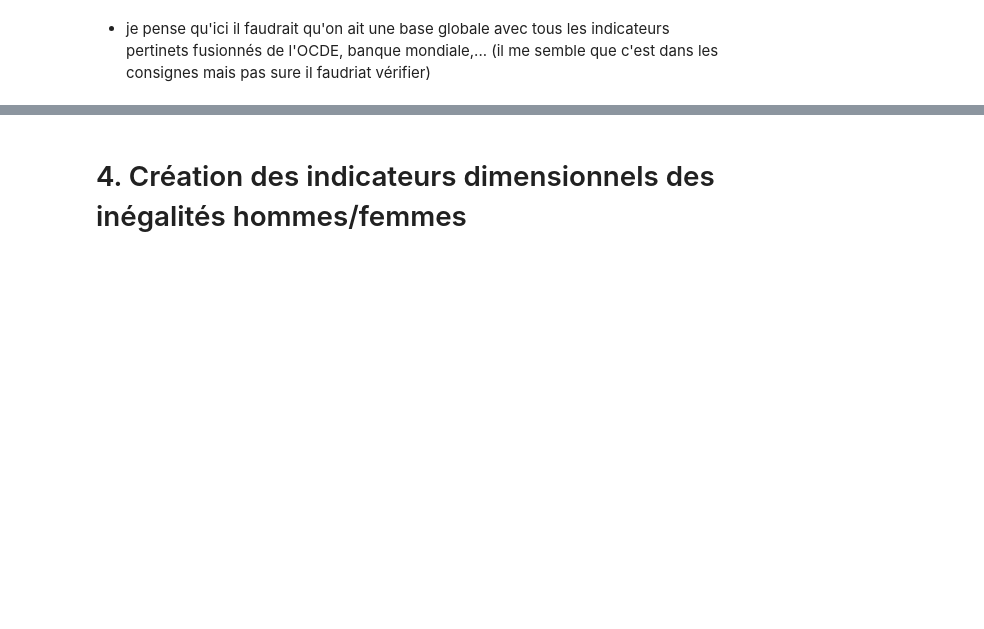
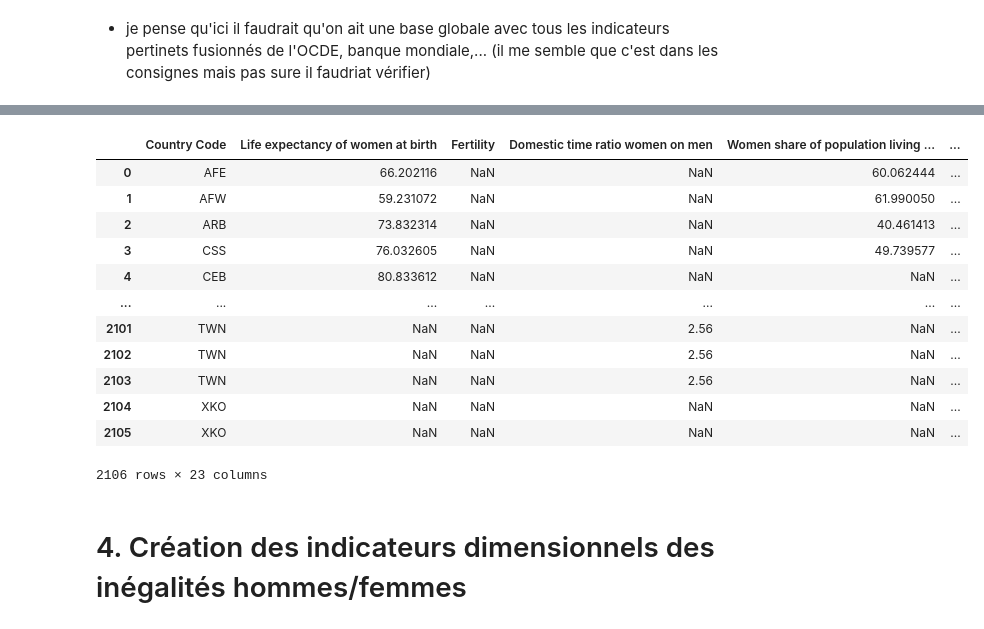
Before and after one commit to cmllbll/Gender-Inequalities-and-Development, a Jupyter notebook: Notebook final.ipynb, the cells around one changed output, grey strips where cells are left out. Saved outputs shown, nothing was run; the diff lists cells and outputs as text; code cells hidden in the pictures; blank space fills up the shorter version.

```diff
--- a/Notebook final.ipynb
+++ b/Notebook final.ipynb
@@ -504,3 +572,21 @@ Nous avons choisi de retenir au total 17 variables explicatives dans notre base
 # 3. Création de la base de données
 # %% [markdown]
 - je pense qu'ici il faudrait qu'on ait une base globale avec tous les indicateurs pertinets fusionnés de l'OCDE, banque mondiale,... (il me semble que c'est dans les consignes mais pas sure il faudriat vérifier)
+# %%
+# On récupère toutes les données de nos variables explicatives :
+df_esperance_de_vie=bm_select("SP.DYN.LE00.FE.IN", 'Life expectancy of women at birth' )
+df_anemia=bm_select("SH.ANM.NPRG.ZS", 'Prevalence of anemia among non pregnant women' )
+df_hiv=bm_select("SH.DYN.AIDS.FE.ZS", 'Women share of population living with HIV' )
+df_domestique=ocde_select("DF_HR_PRACT",'Domestic time ratio women on men')
+df_banque=ocde_select("RAPFR_SAFS_PRACT",'Women s share amoung bank account owners')
+df_descolariation_ado_w=bm_select("SE.PRM.UNER.FE.ZS",'Adolescents s share out of school, female')
+df_descolariation_child_w=bm_select("SE.SEC.UNER.LO.FE.ZS",'Children s share out of school, female')
+df_primary_completion_rate_f=bm_select("SE.PRM.CMPT.FE.ZS",'Women who completed primary')
+df_descolariation_ado_m=bm_select("SE.SEC.UNER.LO.MA.ZS",'Adolescents s share out of school, male')
+df_descolariation_child_m=bm_select("SE.PRM.UNER.MA.ZS",'Children s share out of school, male')
+df_primary_completion_rate_m=bm_select("SE.PRM.CMPT.MA.ZS",'Men who completed primary')
+df_contraception = ocde_select("RPI_RA_PRACT", 'No contraception used without wanting having children')
+df_violences = ocde_select("RPI_VAW_PRACT", 'Physical and sexual violences on women')
+df_employment= bm_select("SL.EMP.TOTL.SP.FE.NE.ZS",'Employment to population ratio, 15+, female')
+df_vulnerableF=bm_select("SL.EMP.VULN.FE.ZS",'Vulnerable job, female')
+df_vulnerableM=bm_select("SL.EMP.VULN.MA.ZS",'Vulnerable job, male')
@@ -506,0 +607,4 @@ Nous avons choisi de retenir au total 17 variables explicatives dans notre base
+# %%
+#Modificication du df sur l'avortement pour permettre la fusion
+df_avortement=data_abortion2.merge(df_pib_name, on='Country Name', how='inner')
+df_avortement=df_avortement[["Country Name","Country Code", "GDP per capita 2019", "abortion"]]
@@ -506,0 +625,3 @@ Nous avons choisi de retenir au total 17 variables explicatives dans notre base
+# %%
+df_avortement = df_avortement[['Country Code', 'abortion']]
+df_avortement
@@ -507,3 +659,37 @@ Nous avons choisi de retenir au total 17 variables explicatives dans notre base
+# %%
+df = df_esperance_de_vie.merge(data_fertility2, on='Country Code', how='outer')
+df = df.merge(df_domestique, on='Country Code', how='outer')
+df = df.merge(df_hiv, on='Country Code', how='outer')
+df = df.merge(df_anemia, on='Country Code', how='outer')
+df = df.merge(df_banque, on='Country Code', how='outer')
+df = df.merge(df_descolariation_ado_w, on='Country Code', how='outer')
+df = df.merge(df_descolariation_child_w, on='Country Code', how='outer')
+df = df.merge(df_primary_completion_rate_f, on='Country Code', how='outer')
+df = df.merge(df_descolariation_ado_m, on='Country Code', how='outer')
+df = df.merge(df_descolariation_child_m, on='Country Code', how='outer')
+df = df.merge(df_primary_completion_rate_m, on='Country Code', how='outer')
+df = df.merge(df_contraception, on='Country Code', how='outer')
+df = df.merge(df_violences, on='Country Code', how='outer')
+df = df.merge(df_employment, on='Country Code', how='outer')
+df = df.merge(df_vulnerableF, on='Country Code', how='outer')
+df = df.merge(df_vulnerableM, on='Country Code', how='outer')
+df = df.merge(df_avortement, on='Country Code', how='outer')
+df = df.merge(df_rp, on='Country Code', how='outer')
+df
+# %% [output]
+|  | Country Code | Life expectancy of women at birth | Fertility | Domestic time ratio women on men | Women share of population living ... | ... |
+| 0 | AFE | 66.202116 | NaN | NaN | 60.062444 | ... |
+| 1 | AFW | 59.231072 | NaN | NaN | 61.990050 | ... |
+| 2 | ARB | 73.832314 | NaN | NaN | 40.461413 | ... |
+| 3 | CSS | 76.032605 | NaN | NaN | 49.739577 | ... |
+| 4 | CEB | 80.833612 | NaN | NaN | NaN | ... |
+| ... | ... | ... | ... | ... | ... | ... |
+| 2101 | TWN | NaN | NaN | 2.56 | NaN | ... |
+| 2102 | TWN | NaN | NaN | 2.56 | NaN | ... |
+| 2103 | TWN | NaN | NaN | 2.56 | NaN | ... |
+| 2104 | XKO | NaN | NaN | NaN | NaN | ... |
+| 2105 | XKO | NaN | NaN | NaN | NaN | ... |
+2106 rows × 23 columns
 # %% [markdown]
 # 4. Création des indicateurs dimensionnels des inégalités hommes/femmes
 # %% [markdown]
```
Also changed, not shown: parts of 11 cells of this notebook, 1 other file.
